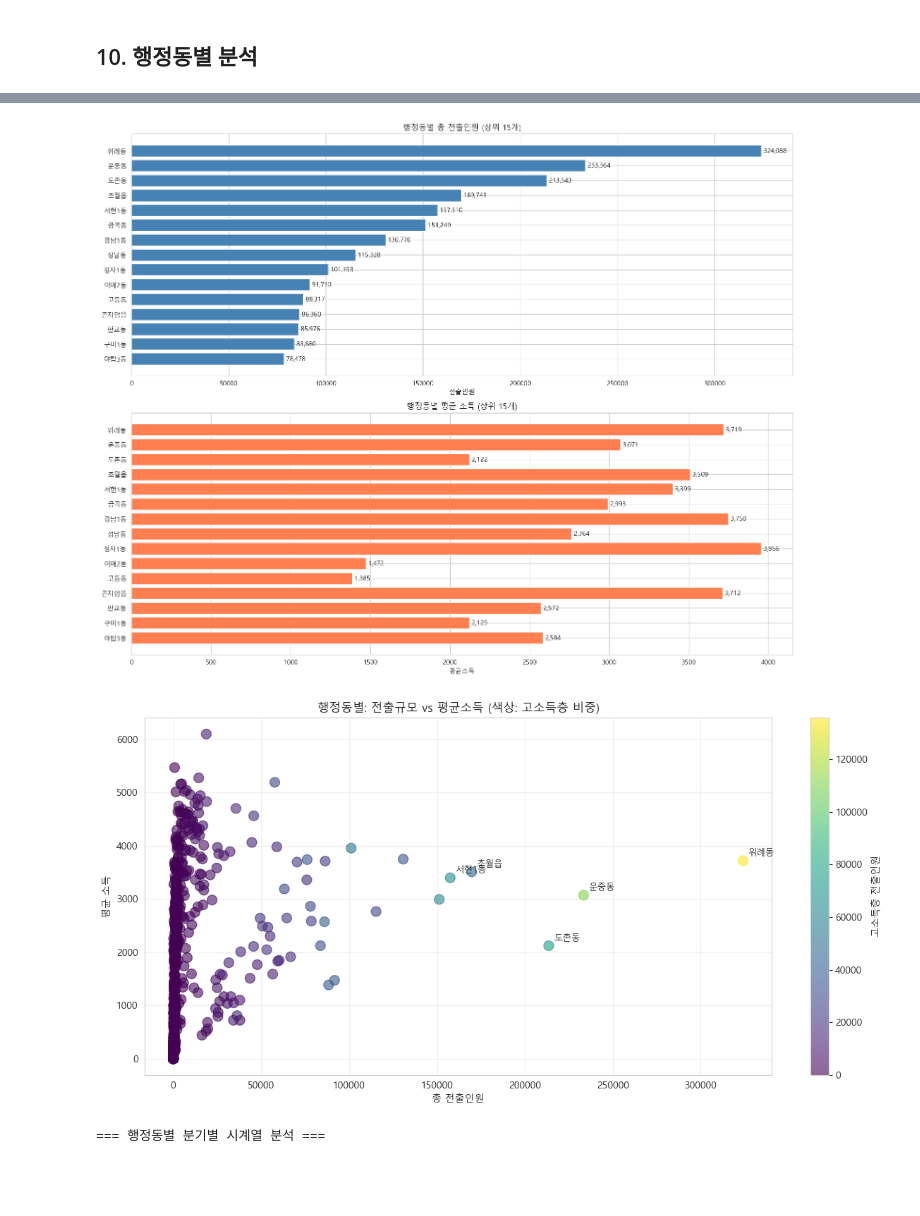
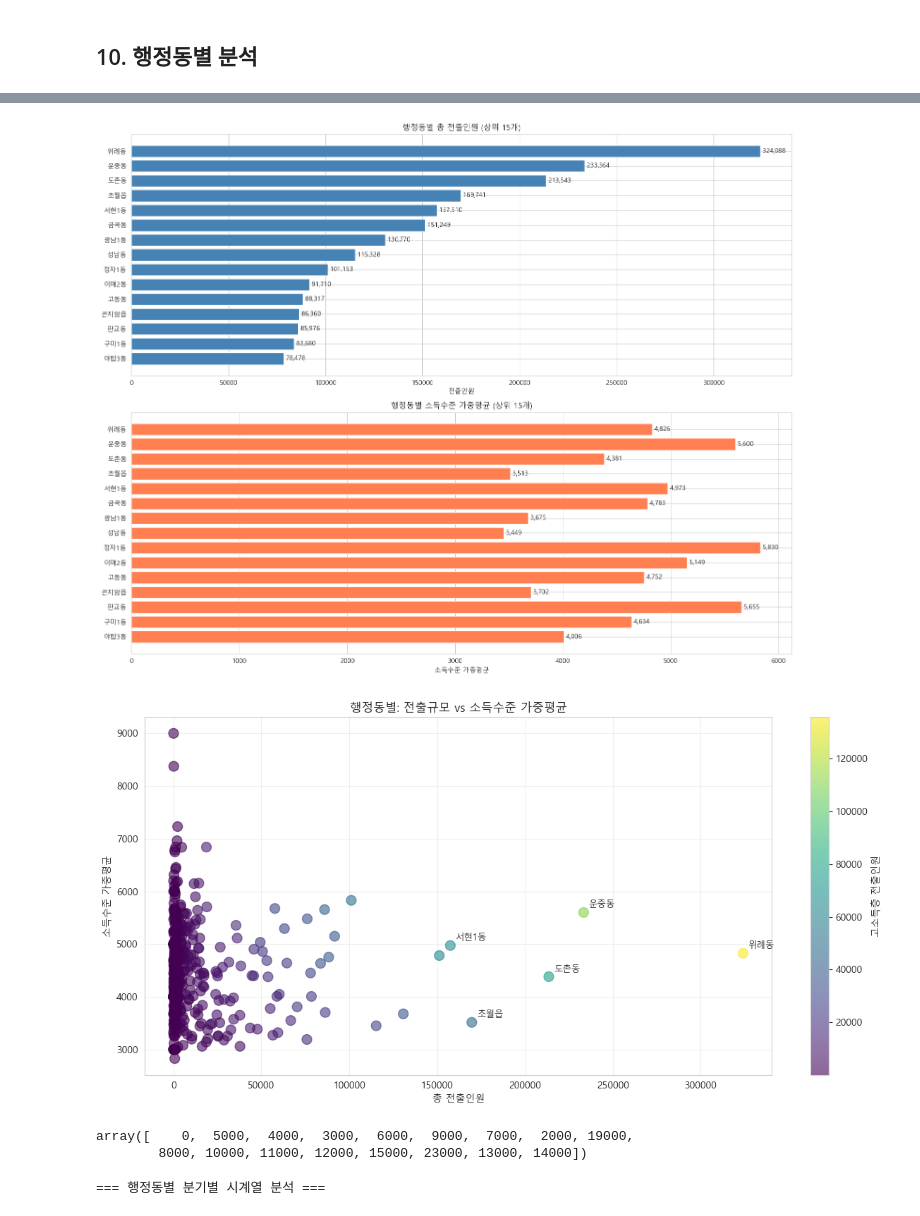
Before and after one commit to bulsajo1/final_project, a Jupyter notebook: sungju/EDA_신용.ipynb, the cells around one changed output, grey strips where cells are left out. Drawn from its saved outputs; the diff is of its cells as text; code cells hidden in the pictures; blank space fills up the shorter version.

```diff
--- a/sungju/EDA_신용.ipynb
+++ b/sungju/EDA_신용.ipynb
@@ -304,18 +303,26 @@ dtype: float64
 # 행정동별 전출 규모 분석
 print("=== 행정동별 전출 현황 ===")
 
-# 행정동별 전출 규모 (상위 20개)
-emigration_by_dong = df.groupby('읍면동명').agg({
-    'TOT_CNT': 'sum',
-    'HIGH_CNT': 'sum',
-    'AVG_INC': 'mean'
-}).reset_index()
+# AVG_INC가 0인 행 제거
+df_clean = df[df['AVG_INC'] > 0].copy()
 
-emigration_by_dong.columns = ['행정동', '총 전출인원', '고소득층 전출인원', '평균소득']
+# 행정동별 전출 규모 + 소득수준 가중평균
+emigration_by_dong = (
+    df_clean.groupby('읍면동명')
+    .apply(lambda x: pd.Series({
+        '총 전출인원': x['TOT_CNT'].sum(),
+        '고소득층 전출인원': x['HIGH_CNT'].sum(),
+        '소득수준_가중평균': (x['AVG_INC'] * x['TOT_CNT']).sum() / x['TOT_CNT'].sum()
+    }))
+    .reset_index()
+)
+
+emigration_by_dong = emigration_by_dong.rename(columns={'읍면동명': '행정동'})
 emigration_by_dong = emigration_by_dong.sort_values('총 전출인원', ascending=False)
 
 print("\n행정동별 전출 현황 (상위 20개):")
 print(emigration_by_dong.head(20).to_string(index=False))
+
 
 # 시각화 - 상위 15개 행정동
 fig, axes = plt.subplots(2, 1, figsize=(15, 12))
@@ -329,37 +336,52 @@ axes[0].set_yticklabels(top_15['행정동'].values)
 axes[0].set_xlabel('전출인원')
 axes[0].set_title('행정동별 총 전출인원 (상위 15개)')
 axes[0].invert_yaxis()
+
 for i, v in enumerate(top_15['총 전출인원'].values):
     axes[0].text(v, i, f' {int(v):,}', va='center')
 
-# 평균 소득
-axes[1].barh(range(len(top_15)), top_15['평균소득'].values, color='coral')
+
+# 소득수준 가중평균
+axes[1].barh(range(len(top_15)), top_15['소득수준_가중평균'].values, color='coral')
 axes[1].set_yticks(range(len(top_15)))
 axes[1].set_yticklabels(top_15['행정동'].values)
-axes[1].set_xlabel('평균소득')
-axes[1].set_title('행정동별 평균 소득 (상위 15개)')
+axes[1].set_xlabel('소득수준 가중평균')
+axes[1].set_title('행정동별 소득수준 가중평균 (상위 15개)')
 axes[1].invert_yaxis()
-for i, v in enumerate(top_15['평균소득'].values):
-    axes[1].text(v, i, f' {int(v):,}', va='center')
+
+for i, v in enumerate(top_15['소득수준_가중평균'].values):
+    axes[1].text(v, i, f' {int(v):,.0f}', va='center')
 
 plt.tight_layout()
 plt.show()
 
-# 산점도: 전출인원 vs 평균소득
+
+# 산점도: 전출인원 vs 소득수준 가중평균
 plt.figure(figsize=(12, 6))
-plt.scatter(emigration_by_dong['총 전출인원'], emigration_by_dong['평균소득'],
-            s=100, alpha=0.6, c=emigration_by_dong['고소득층 전출인원'], cmap='viridis')
+
+plt.scatter(
+    emigration_by_dong['총 전출인원'],
+    emigration_by_dong['소득수준_가중평균'],
+    s=100,
+    alpha=0.6,
+    c=emigration_by_dong['고소득층 전출인원'],
+    cmap='viridis'
+)
+
 plt.xlabel('총 전출인원')
-plt.ylabel('평균 소득')
-plt.title('행정동별: 전출규모 vs 평균소득 (색상: 고소득층 비중)')
+plt.ylabel('소득수준 가중평균')
+plt.title('행정동별: 전출규모 vs 소득수준 가중평균')
 plt.colorbar(label='고소득층 전출인원')
 plt.grid(True, alpha=0.3)
 
-# 상위 5개 행정동 라벨 추가
 for idx, row in emigration_by_dong.head(5).iterrows():
-    plt.annotate(row['행정동'],
-                xy=(row['총 전출인원'], row['평균소득']),
-                xytext=(5, 5), textcoords='offset points', fontsize=9)
+    plt.annotate(
+        row['행정동'],
+        xy=(row['총 전출인원'], row['소득수준_가중평균']),
+        xytext=(5, 5),
+        textcoords='offset points',
+        fontsize=9
+    )
 
 plt.tight_layout()
 plt.show()
@@ -384,5 +406,10 @@ plt.show()
-[figure, old version]
+[figure, new version]
-[figure, old version]
+[figure, new version]
+# %%
+df['AVG_INC'].unique()
+# %% [output]
+array([    0,  5000,  4000,  3000,  6000,  9000,  7000,  2000, 19000,
+        8000, 10000, 11000, 12000, 15000, 23000, 13000, 14000])
 # %%
 # 행정동별 분기별 시계열 추이
 print("=== 행정동별 분기별 시계열 분석 ===")
```
Also changed, not shown: parts of 6 cells of this notebook.
